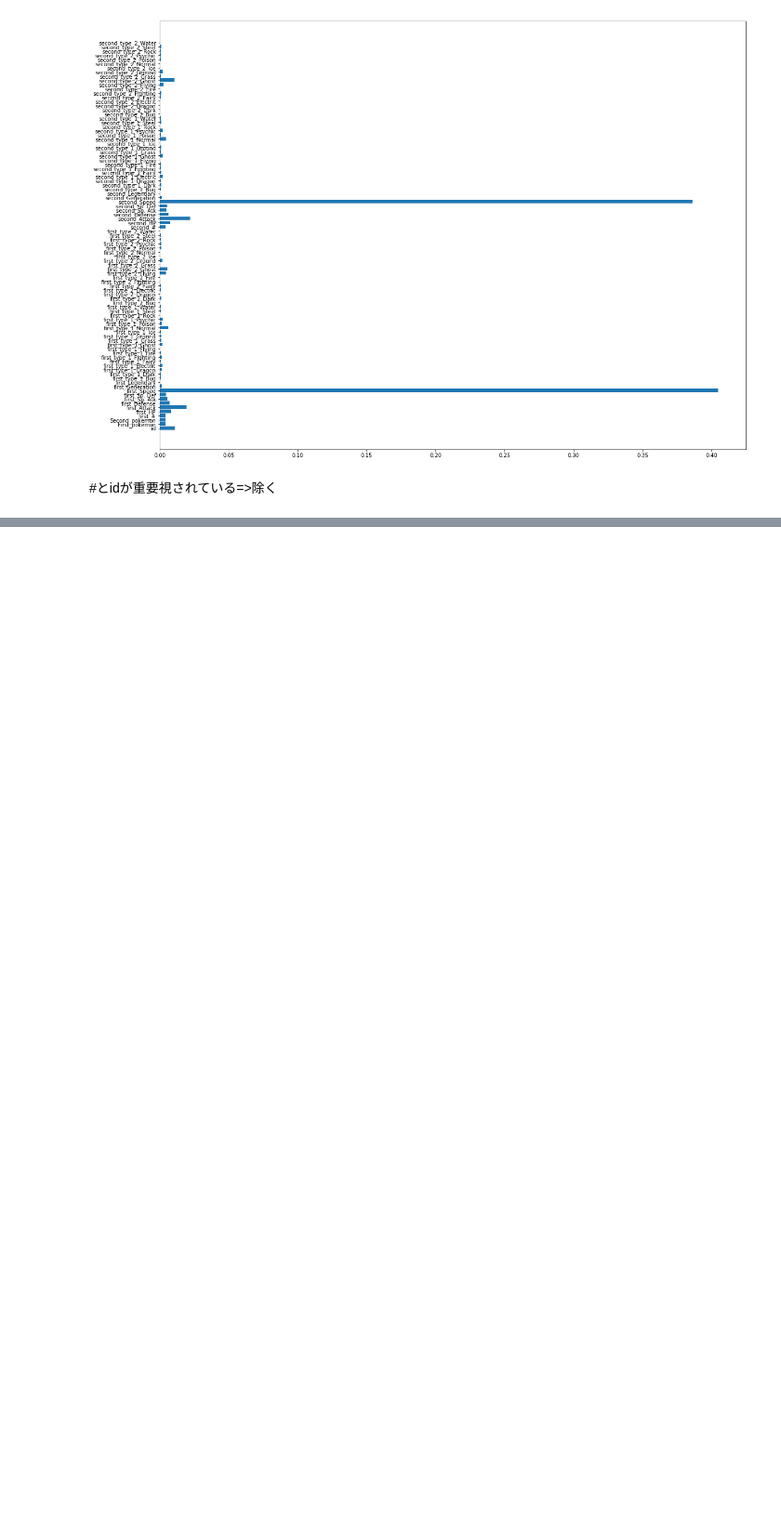
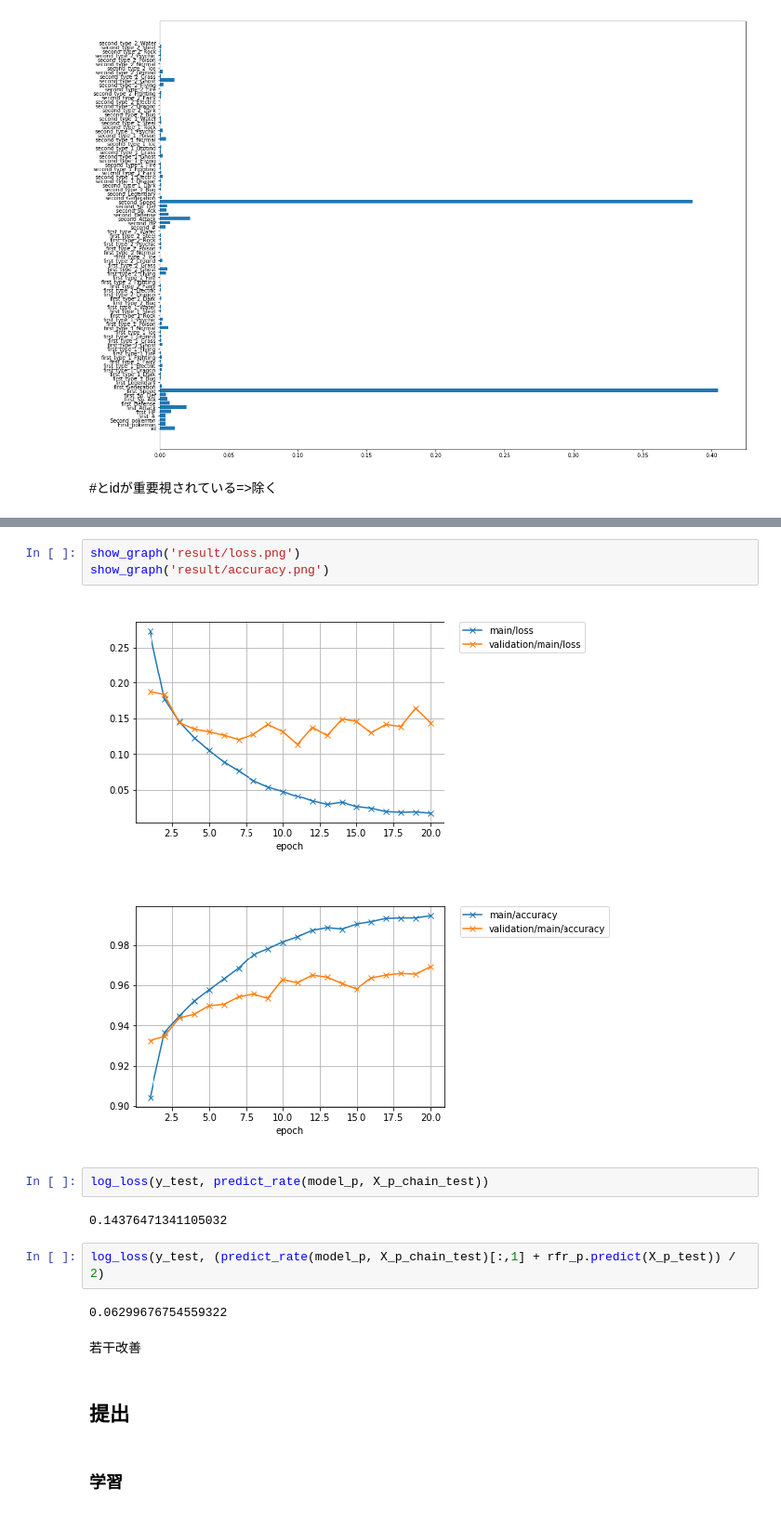
Before and after one commit to tomohiroo/kals_kaggler, a Jupyter notebook: pokemon/ueda/pokemon_ueda.ipynb, the cells around one changed output, grey strips where cells are left out. Shown: that part at 93% size. Drawn from its saved outputs; the diff is of its cells as text; blank space fills up the shorter version.

```diff
--- a/pokemon/ueda/pokemon_ueda.ipynb
+++ b/pokemon/ueda/pokemon_ueda.ipynb
@@ -884,0 +1401,20 @@ plt.show()
+# %%
+show_graph('result/loss.png')
+show_graph('result/accuracy.png')
+# %% [output]
+[figure, added]
+[figure, added]
+# %%
+log_loss(y_test, predict_rate(model_p, X_p_chain_test))
+# %% [output]
+0.14376471341105032
+# %%
+log_loss(y_test, (predict_rate(model_p, X_p_chain_test)[:,1] + rfr_p.predict(X_p_test)) / 2)
+# %% [output]
+0.06299676754559322
+# %% [markdown]
+若干改善
+# %% [markdown]
+## 提出
+# %% [markdown]
+### 学習
```
Also changed, not shown: parts of 105 cells of this notebook, 7 other files.
